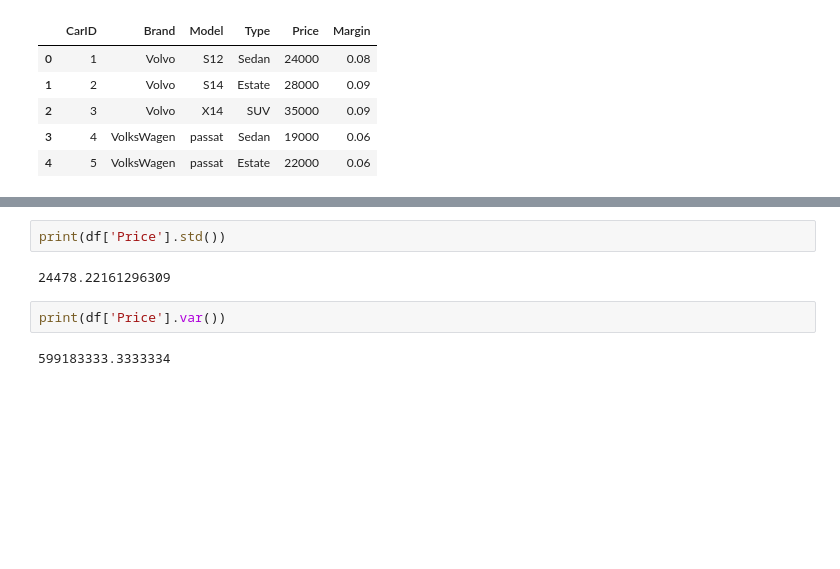
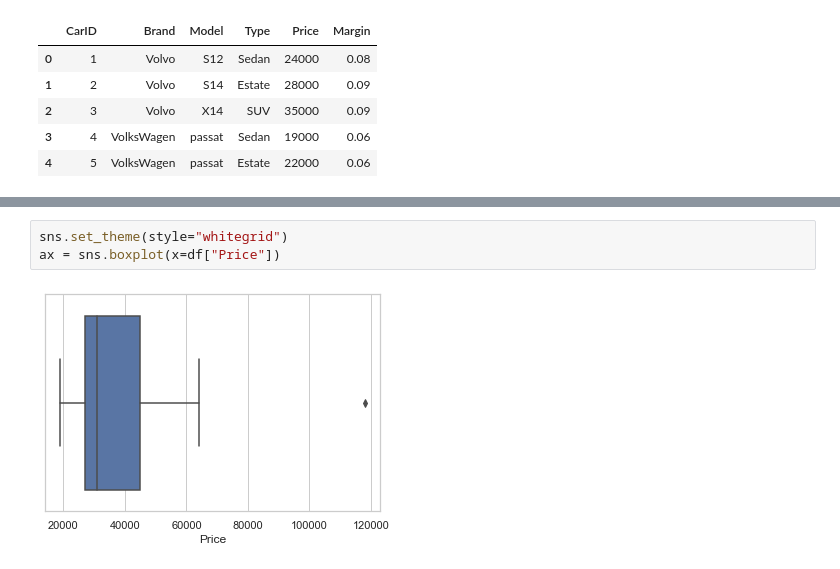
Before and after one commit to sidhu753/HappyCarsRepo, a Jupyter notebook: Carmodels.ipynb, the cells around one changed output, grey strips where cells are left out. Drawn from its saved outputs; the diff is of its cells as text; blank space fills up the shorter version.

Commit message:
boxplot_added

```diff
--- a/Carmodels.ipynb
+++ b/Carmodels.ipynb
@@ -35,8 +35,5 @@ sns.displot(data=df,x='Type')
-# %%
-print(df['Price'].std())
-# %% [output]
-24478.22161296309
-# %%
-print(df['Price'].var())
-# %% [output]
-599183333.3333334
+# %%
+sns.set_theme(style="whitegrid")
+ax = sns.boxplot(x=df["Price"])
+# %% [output]
+[figure, added]
```
Also changed, not shown: parts of 4 cells of this notebook.
